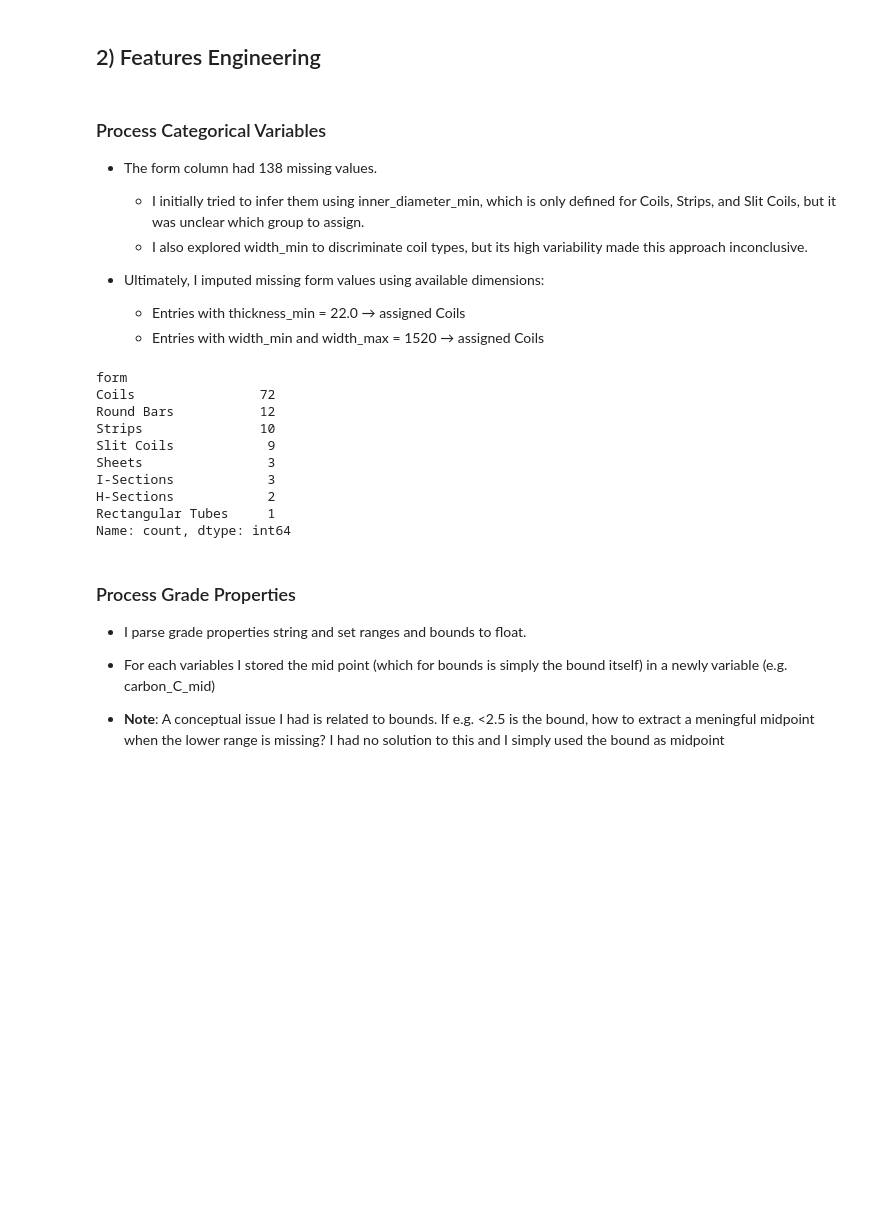
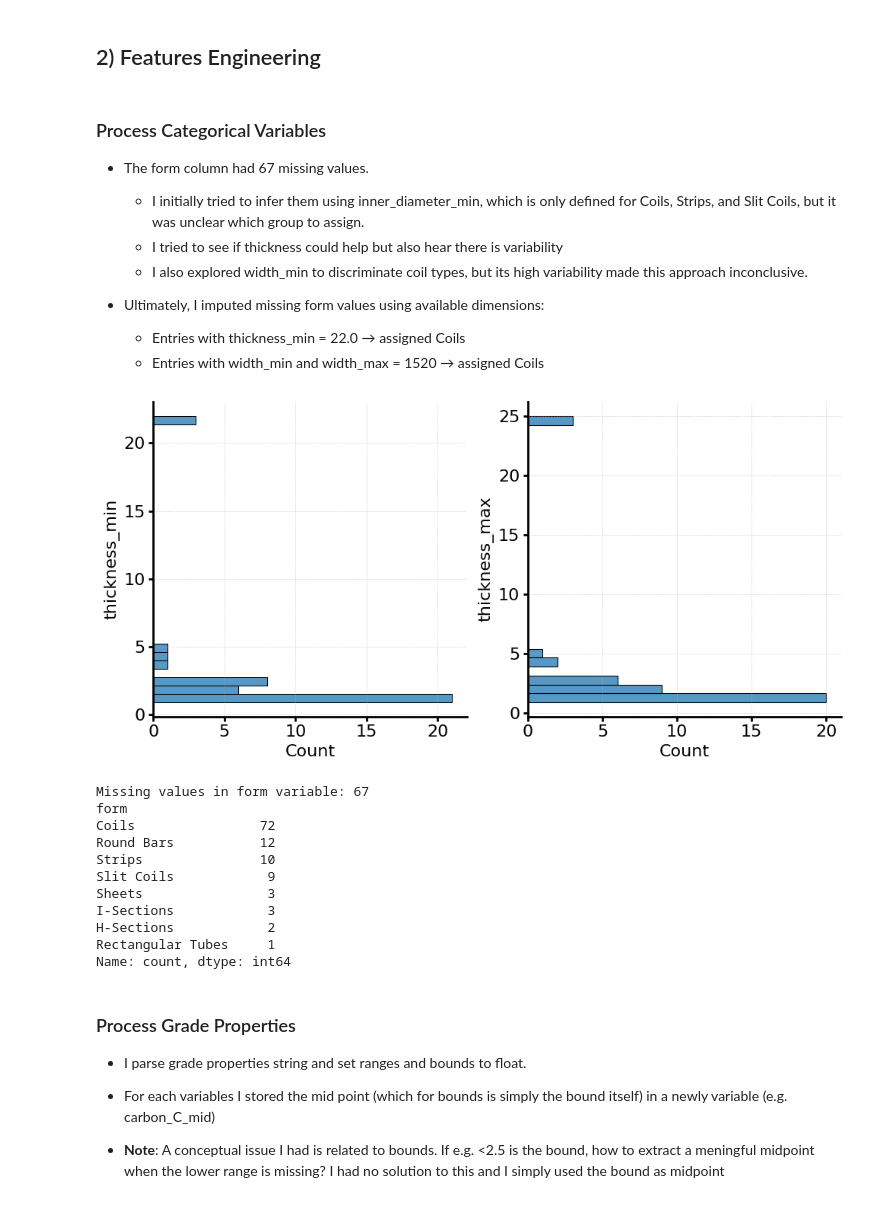
Before and after one commit to DavidePanza/VanillaSteel_CaseStudy, a Jupyter notebook: Notebooks/task_2.ipynb, the cells around one changed output. Drawn from its saved outputs; the diff is of its cells as text; code cells hidden in the pictures; blank space fills up the shorter version.

```diff
--- a/Notebooks/task_2.ipynb
+++ b/Notebooks/task_2.ipynb
@@ -149,15 +164,29 @@ memory usage: 360.2+ KB
 # %% [markdown]
 ### Process Categorical Variables
 
-- The form column had 138 missing values.
+- The form column had 67 missing values.
     - I initially tried to infer them using inner_diameter_min, which is only defined for Coils, Strips, and Slit Coils, but it was unclear which group to assign.
+    - I tried to see if thickness could help but also hear there is variability
     - I also explored width_min to discriminate coil types, but its high variability made this approach inconclusive.
 
 - Ultimately, I imputed missing form values using available dimensions:
     - Entries with thickness_min = 22.0 → assigned Coils
     - Entries with width_min and width_max = 1520 → assigned Coils
+# %%
+# Assessing thickness variability for missing form values
+subset = df_merged[df_merged['form'].isna()]
+fig, axes = plt.subplots(1, 2, figsize=(10,5))
+
+sns.histplot(subset, y='thickness_min', ax=axes[0])
+sns.histplot(subset, y='thickness_max', ax=axes[1])
+
+plt.tight_layout()
+plt.show()
+# %% [output]
+[figure, added]
 # %%
 # assess missing values
+print(f"Missing values in form variable: {df_merged['form'].isna().sum()}")
 print(df_merged.loc[df_merged['thickness_min'].isna(), "form"].value_counts())
 
 # Input missing form on the basis of thickness
@@ -166,6 +195,7 @@ df_merged.loc[df_merged['thickness_min'] == 22.0, 'form'] = 'Coils'
 # I found that all entries with width_max and width_min = 1520 are Coils, I will impute missing form with Coils
 df_merged.loc[(df_merged['width_max'] == 1520) & (df_merged['form'] == 'None'), 'form'] = 'Coils'
 # %% [output]
+Missing values in form variable: 67
 form
 Coils                72
 Round Bars           12
```
Also changed, not shown: parts of 17 cells of this notebook.
